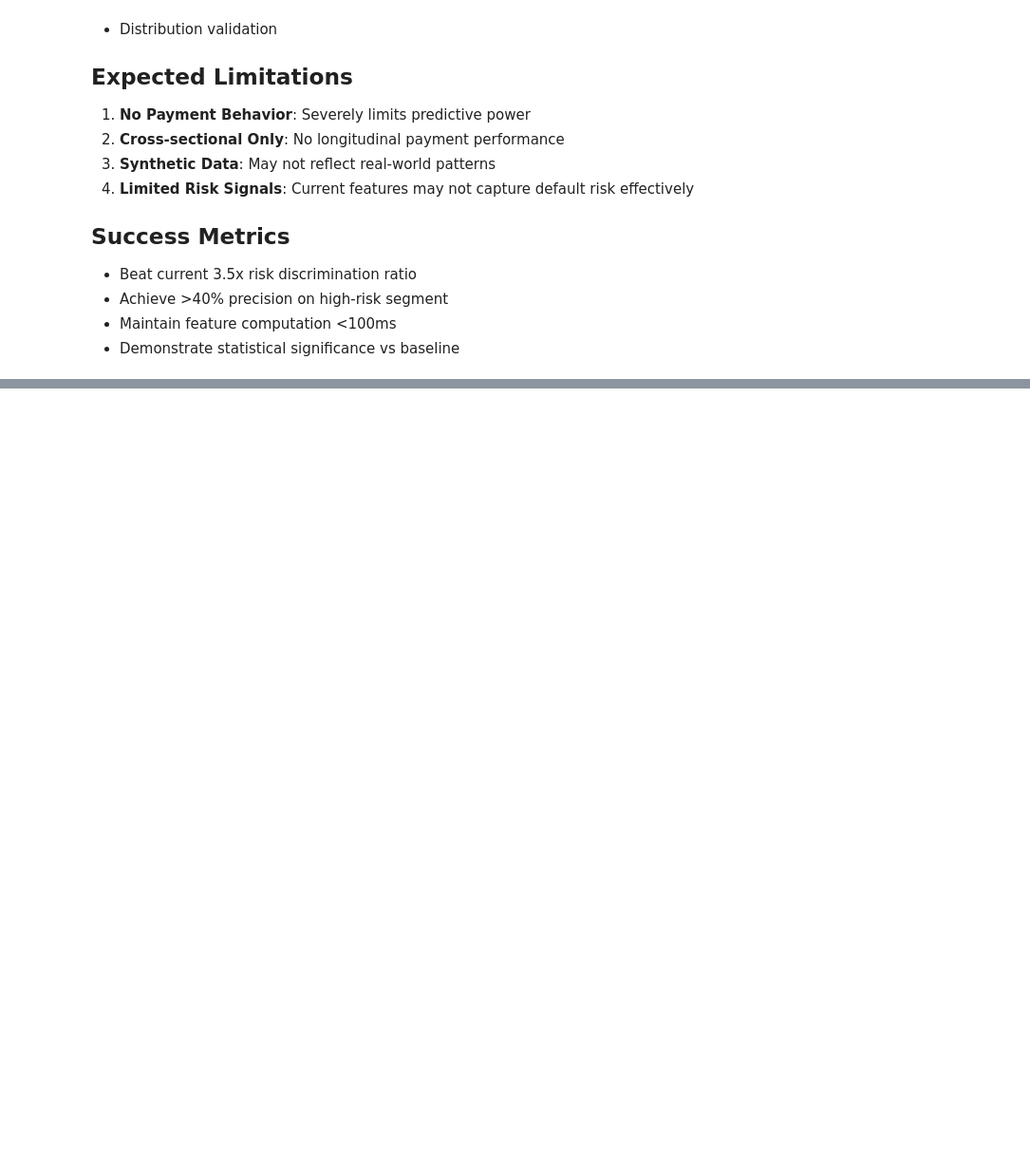
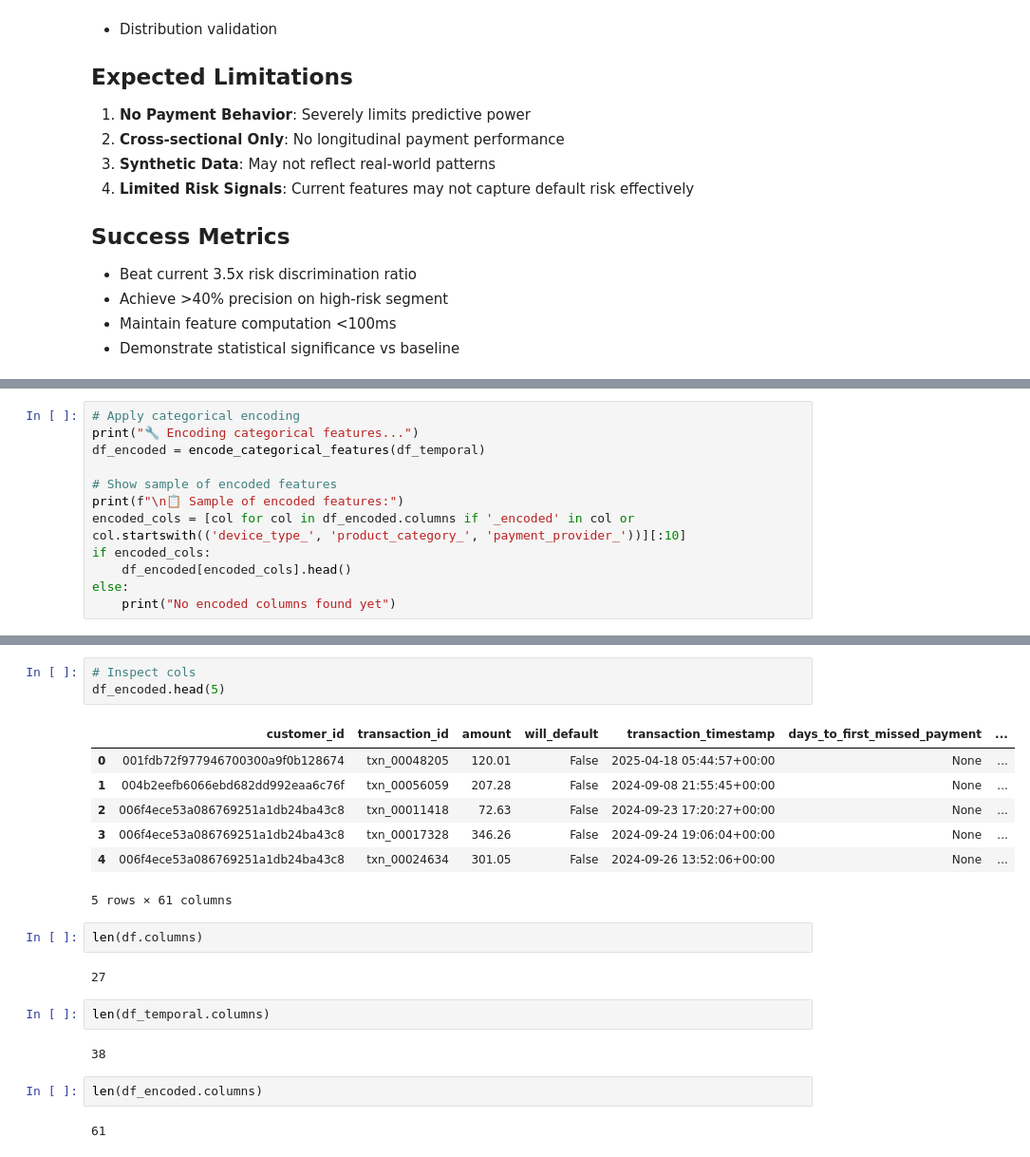
Before and after one commit to whitehackr/flit-ml, a Jupyter notebook: research/notebooks/02_feature_engineering.ipynb, the cells around one changed output, grey strips where cells are left out. Shown at 95% size. Cells and saved outputs as stored; diff of their text form; blank space fills up the shorter version.

```diff
--- a/research/notebooks/02_feature_engineering.ipynb
+++ b/research/notebooks/02_feature_engineering.ipynb
@@ -266,0 +453,12 @@ print(f"   Default rate: {df['will_default'].mean():.1%}")
+# %%
+# Apply categorical encoding
+print("🔧 Encoding categorical features...")
+df_encoded = encode_categorical_features(df_temporal)
+
+# Show sample of encoded features
+print(f"\n📋 Sample of encoded features:")
+encoded_cols = [col for col in df_encoded.columns if '_encoded' in col or col.startswith(('device_type_', 'product_category_', 'payment_provider_'))][:10]
+if encoded_cols:
+    df_encoded[encoded_cols].head()
+else:
+    print("No encoded columns found yet")
@@ -266,0 +483,23 @@ print(f"   Default rate: {df['will_default'].mean():.1%}")
+# %%
+# Inspect cols
+df_encoded.head(5)
+# %% [output]
+|  | customer_id | transaction_id | amount | will_default | transaction_timestamp | days_to_first_missed_payment | ... |
+| 0 | 001fdb72f977946700300a9f0b128674 | txn_00048205 | 120.01 | False | 2025-04-18 05:44:57+00:00 | None | ... |
+| 1 | 004b2eefb6066ebd682dd992eaa6c76f | txn_00056059 | 207.28 | False | 2024-09-08 21:55:45+00:00 | None | ... |
+| 2 | 006f4ece53a086769251a1db24ba43c8 | txn_00011418 | 72.63 | False | 2024-09-23 17:20:27+00:00 | None | ... |
+| 3 | 006f4ece53a086769251a1db24ba43c8 | txn_00017328 | 346.26 | False | 2024-09-24 19:06:04+00:00 | None | ... |
+| 4 | 006f4ece53a086769251a1db24ba43c8 | txn_00024634 | 301.05 | False | 2024-09-26 13:52:06+00:00 | None | ... |
+5 rows × 61 columns
+# %%
+len(df.columns)
+# %% [output]
+27
+# %%
+len(df_temporal.columns)
+# %% [output]
+38
+# %%
+len(df_encoded.columns)
+# %% [output]
+61
```
Also changed, not shown: parts of 12 cells of this notebook.
